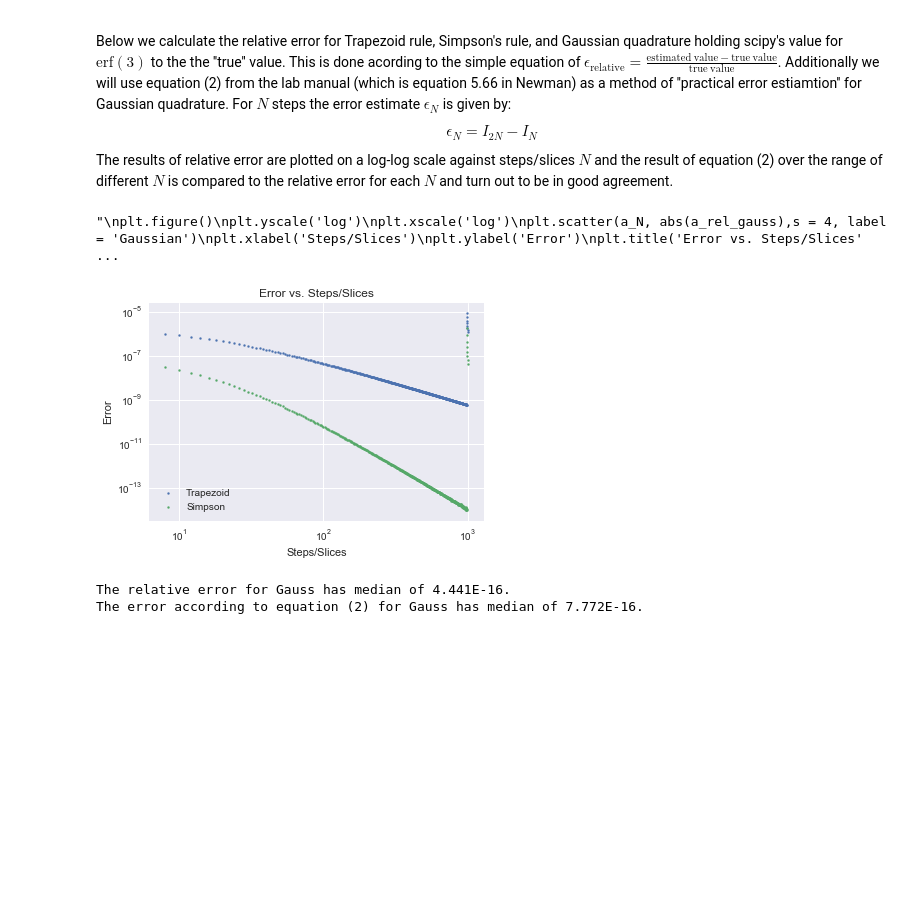
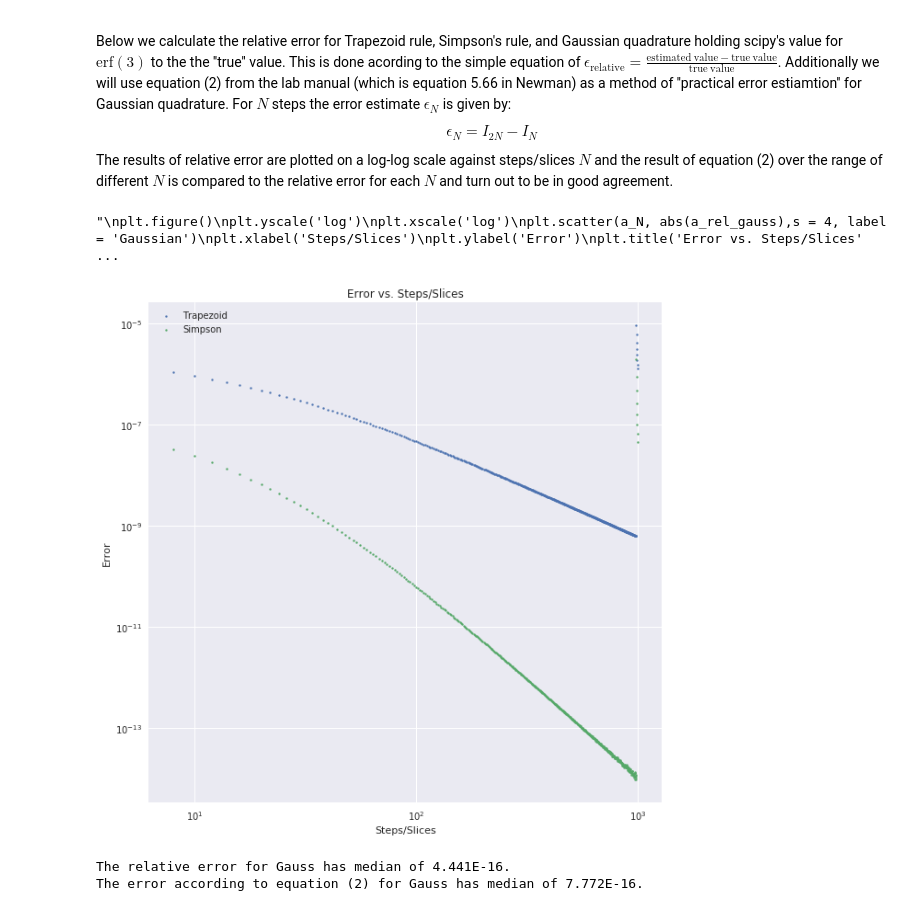
Before and after one commit to andrewkhardy/PHY-407, a Jupyter notebook: Lab03_Q1.ipynb, the cells around one changed output. Cells and saved outputs as stored; diff of their text form; code cells hidden in the pictures; blank space fills up the shorter version.

```diff
--- a/Lab03_Q1.ipynb
+++ b/Lab03_Q1.ipynb
@@ -155,31 +155,31 @@ for i in range(len(a_N2)):
 a_err_gauss = a_erf_gauss_2 - a_erf_gauss
 # %%
 # plotting relative error for each of the three methods
-plt.figure()
+plt.figure(figsize = (10,10))
 plt.yscale('log')
 plt.xscale('log')
 plt.scatter(a_N, abs(a_rel_trap), s = 4, label = 'Trapezoid')
 plt.xlabel('Steps/Slices')
 plt.ylabel('Error')
 plt.title('Error vs. Steps/Slices')
 
 plt.scatter(a_N, abs(a_rel_simp), s = 4,label = 'Simpson')
 plt.legend()
 #below is the code to produce the plot of relative error for Gaussian quadrature method against steps
 #but is commented out due to the small size of the error rendering values of -inf in log.
 '''
 plt.figure()
 plt.yscale('log')
 plt.xscale('log')
 plt.scatter(a_N, abs(a_rel_gauss),s = 4, label = 'Gaussian')
 plt.xlabel('Steps/Slices')
 plt.ylabel('Error')
 plt.title('Error vs. Steps/Slices')
 plt.legend()
 '''
 # %% [output]
 "\nplt.figure()\nplt.yscale('log')\nplt.xscale('log')\nplt.scatter(a_N, abs(a_rel_gauss),s = 4, label = 'Gaussian')\nplt.xlabel('Steps/Slices')\nplt.ylabel('Error')\nplt.title('Error vs. Steps/Slices' ...
-[figure, old version]
+[figure, new version]
 # %%
 md_rel_gauss = np.median(abs(a_rel_gauss))
 md_err_gauss = np.median(abs(a_err_gauss))
```
Also changed, not shown: parts of 4 cells of this notebook.
